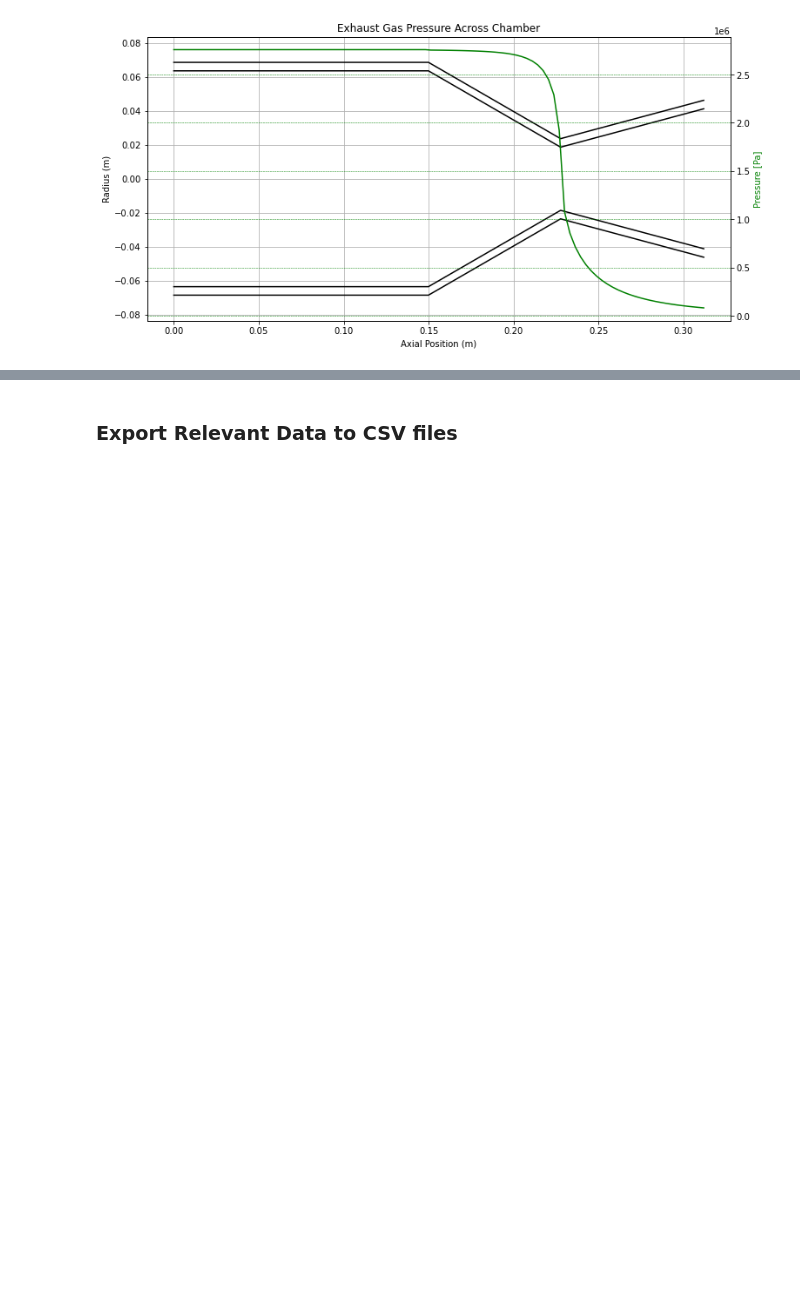
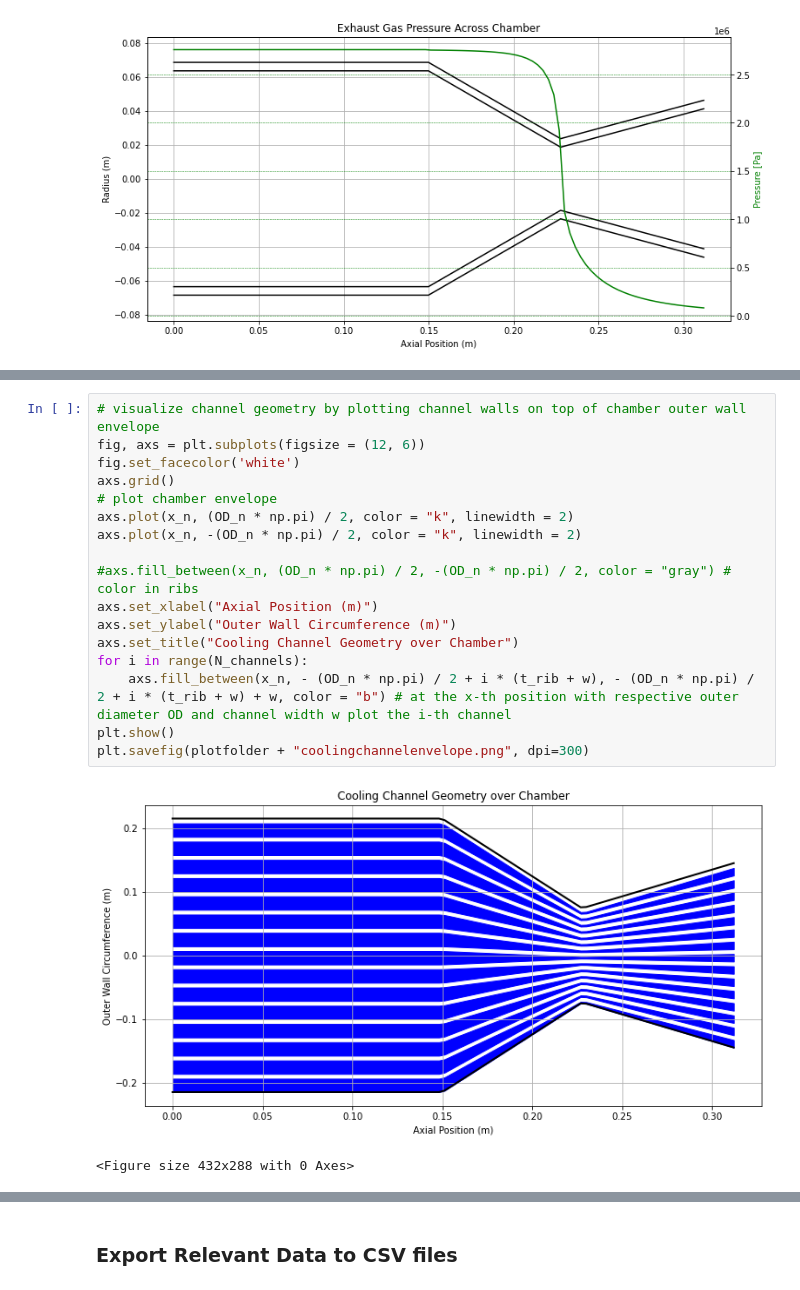
Before and after one commit to Project-Liquid/TheRocket, a Jupyter notebook: TheEngine/Regen Solver/prelimsolver.ipynb, the cells around one changed output, grey strips where cells are left out. Cells and saved outputs as stored; diff of their text form; blank space fills up the shorter version.

```diff
--- a/TheEngine/Regen Solver/prelimsolver.ipynb
+++ b/TheEngine/Regen Solver/prelimsolver.ipynb
@@ -364,0 +500,20 @@ plt.show()
+# %%
+# visualize channel geometry by plotting channel walls on top of chamber outer wall envelope
+fig, axs = plt.subplots(figsize = (12, 6))
+fig.set_facecolor('white')
+axs.grid()
+# plot chamber envelope
+axs.plot(x_n, (OD_n * np.pi) / 2, color = "k", linewidth = 2)
+axs.plot(x_n, -(OD_n * np.pi) / 2, color = "k", linewidth = 2)
+
+#axs.fill_between(x_n, (OD_n * np.pi) / 2, -(OD_n * np.pi) / 2, color = "gray") # color in ribs
+axs.set_xlabel("Axial Position (m)")
+axs.set_ylabel("Outer Wall Circumference (m)")
+axs.set_title("Cooling Channel Geometry over Chamber")
+for i in range(N_channels):
+    axs.fill_between(x_n, - (OD_n * np.pi) / 2 + i * (t_rib + w), - (OD_n * np.pi) / 2 + i * (t_rib + w) + w, color = "b") # at the x-th position with respective outer diameter OD and channel width w plot the i-th channel
+plt.show()
+plt.savefig(plotfolder + "coolingchannelenvelope.png", dpi=300)
+# %% [output]
+[figure, added]
+<Figure size 432x288 with 0 Axes>
```
Also changed, not shown: parts of 25 cells of this notebook, 3 other files.
